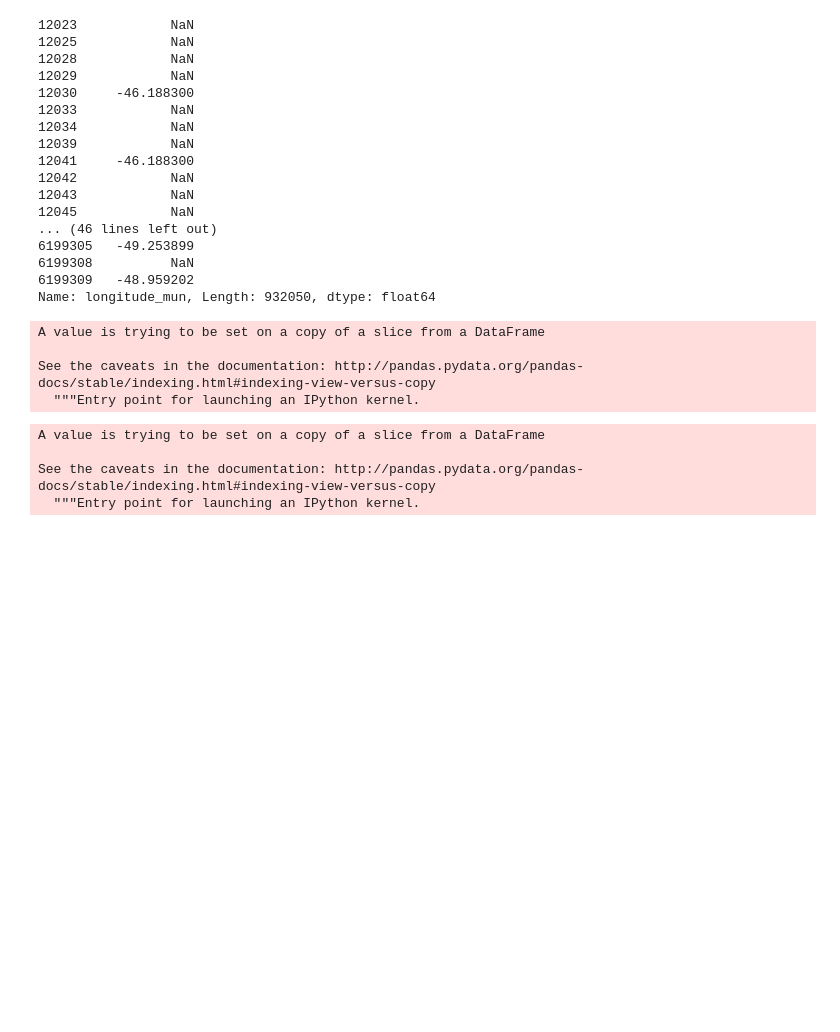
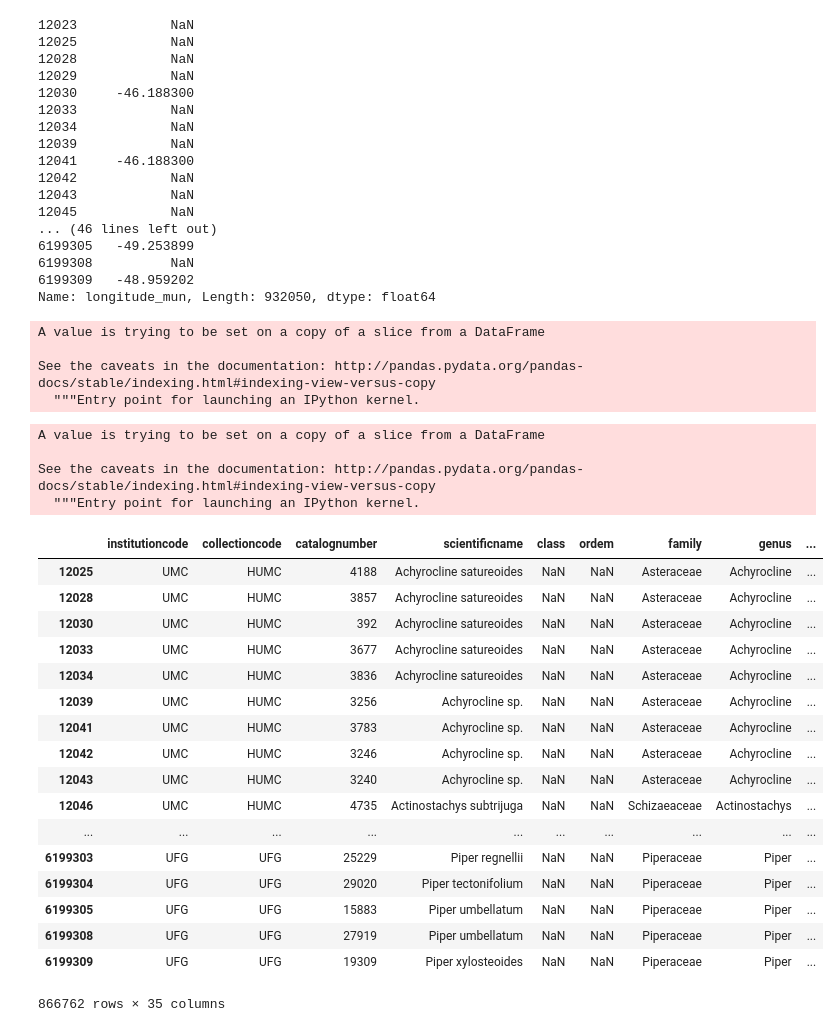
Before and after one commit to gustavobio/notebooks, a Jupyter notebook: pheno.ipynb, the cells around one changed output. Drawn from its saved outputs; the diff is of its cells as text; code cells hidden in the pictures; blank space fills up the shorter version.

```diff
--- a/pheno.ipynb
+++ b/pheno.ipynb
@@ -255,4 +256,4 @@ A value is trying to be set on a copy of a slice from a DataFrame
 See the caveats in the documentation: http://pandas.pydata.org/pandas-docs/stable/indexing.html#indexing-view-versus-copy
   """Entry point for launching an IPython kernel.
 # %%
-spp = spp[spp.longitude_mun != "Bloqueada"]
+spp = spp[spp['longitude_mun'] != "Bloqueada"]
@@ -260,0 +260,27 @@ spp[spp.longitude_mun.str.contains("[A-Z]"), na = False]
+# %%
+spp['lat'] = pd.to_numeric(spp['latitude_mun'])
+# %%
+spp['long'] = pd.to_numeric(spp['longitude_mun'])
+# %%
+spp = spp[(spp['long'] != 0) & (spp['lat'] != 0)]
+# %%
+spp
+# %% [output]
+|  | institutioncode | collectioncode | catalognumber | scientificname | class | ordem | family | genus | ... |
+| 12025 | UMC | HUMC | 4188 | Achyrocline satureoides | NaN | NaN | Asteraceae | Achyrocline | ... |
+| 12028 | UMC | HUMC | 3857 | Achyrocline satureoides | NaN | NaN | Asteraceae | Achyrocline | ... |
+| 12030 | UMC | HUMC | 392 | Achyrocline satureoides | NaN | NaN | Asteraceae | Achyrocline | ... |
+| 12033 | UMC | HUMC | 3677 | Achyrocline satureoides | NaN | NaN | Asteraceae | Achyrocline | ... |
+| 12034 | UMC | HUMC | 3836 | Achyrocline satureoides | NaN | NaN | Asteraceae | Achyrocline | ... |
+| 12039 | UMC | HUMC | 3256 | Achyrocline sp. | NaN | NaN | Asteraceae | Achyrocline | ... |
+| 12041 | UMC | HUMC | 3783 | Achyrocline sp. | NaN | NaN | Asteraceae | Achyrocline | ... |
+| 12042 | UMC | HUMC | 3246 | Achyrocline sp. | NaN | NaN | Asteraceae | Achyrocline | ... |
+| 12043 | UMC | HUMC | 3240 | Achyrocline sp. | NaN | NaN | Asteraceae | Achyrocline | ... |
+| 12046 | UMC | HUMC | 4735 | Actinostachys subtrijuga | NaN | NaN | Schizaeaceae | Actinostachys | ... |
+| ... | ... | ... | ... | ... | ... | ... | ... | ... | ... |
+| 6199303 | UFG | UFG | 25229 | Piper regnellii | NaN | NaN | Piperaceae | Piper | ... |
+| 6199304 | UFG | UFG | 29020 | Piper tectonifolium | NaN | NaN | Piperaceae | Piper | ... |
+| 6199305 | UFG | UFG | 15883 | Piper umbellatum | NaN | NaN | Piperaceae | Piper | ... |
+| 6199308 | UFG | UFG | 27919 | Piper umbellatum | NaN | NaN | Piperaceae | Piper | ... |
+| 6199309 | UFG | UFG | 19309 | Piper xylosteoides | NaN | NaN | Piperaceae | Piper | ... |
+866762 rows × 35 columns
```
Also changed, not shown: parts of 22 cells of this notebook.
